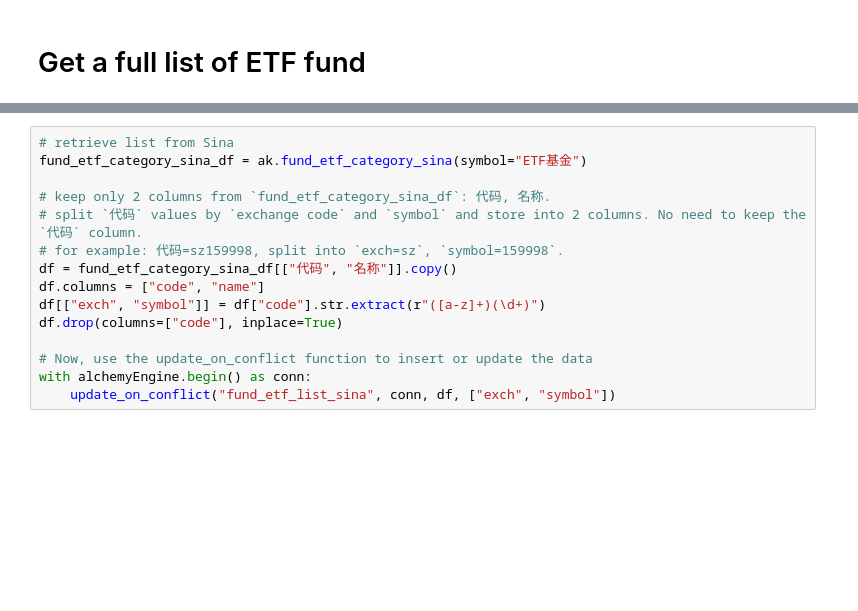
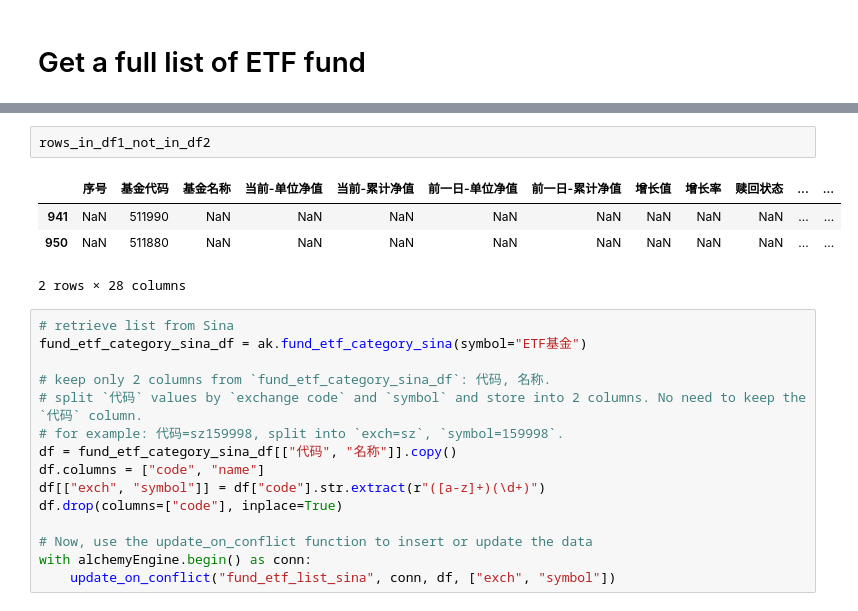
Before and after one commit to agux/marten, a Jupyter notebook: notebooks/1.0-etl.ipynb, the cells around one changed output, grey strips where cells are left out. Drawn from its saved outputs; the diff is of its cells as text; blank space fills up the shorter version.

```diff
--- a/notebooks/1.0-etl.ipynb
+++ b/notebooks/1.0-etl.ipynb
@@ -268,3 +365,10 @@ with alchemyEngine.begin() as conn:
+# %%
+rows_in_df1_not_in_df2
+# %% [output]
+|  | 序号 | 基金代码 | 基金名称 | 当前-单位净值 | 当前-累计净值 | 前一日-单位净值 | 前一日-累计净值 | 增长值 | 增长率 | 赎回状态 | ... | ... |
+| 941 | NaN | 511990 | NaN | NaN | NaN | NaN | NaN | NaN | NaN | NaN | ... | ... |
+| 950 | NaN | 511880 | NaN | NaN | NaN | NaN | NaN | NaN | NaN | NaN | ... | ... |
+2 rows × 28 columns
 # %%
 # retrieve list from Sina
 fund_etf_category_sina_df = ak.fund_etf_category_sina(symbol="ETF基金")
```
Also changed, not shown: parts of 19 cells of this notebook, 2 other files.
